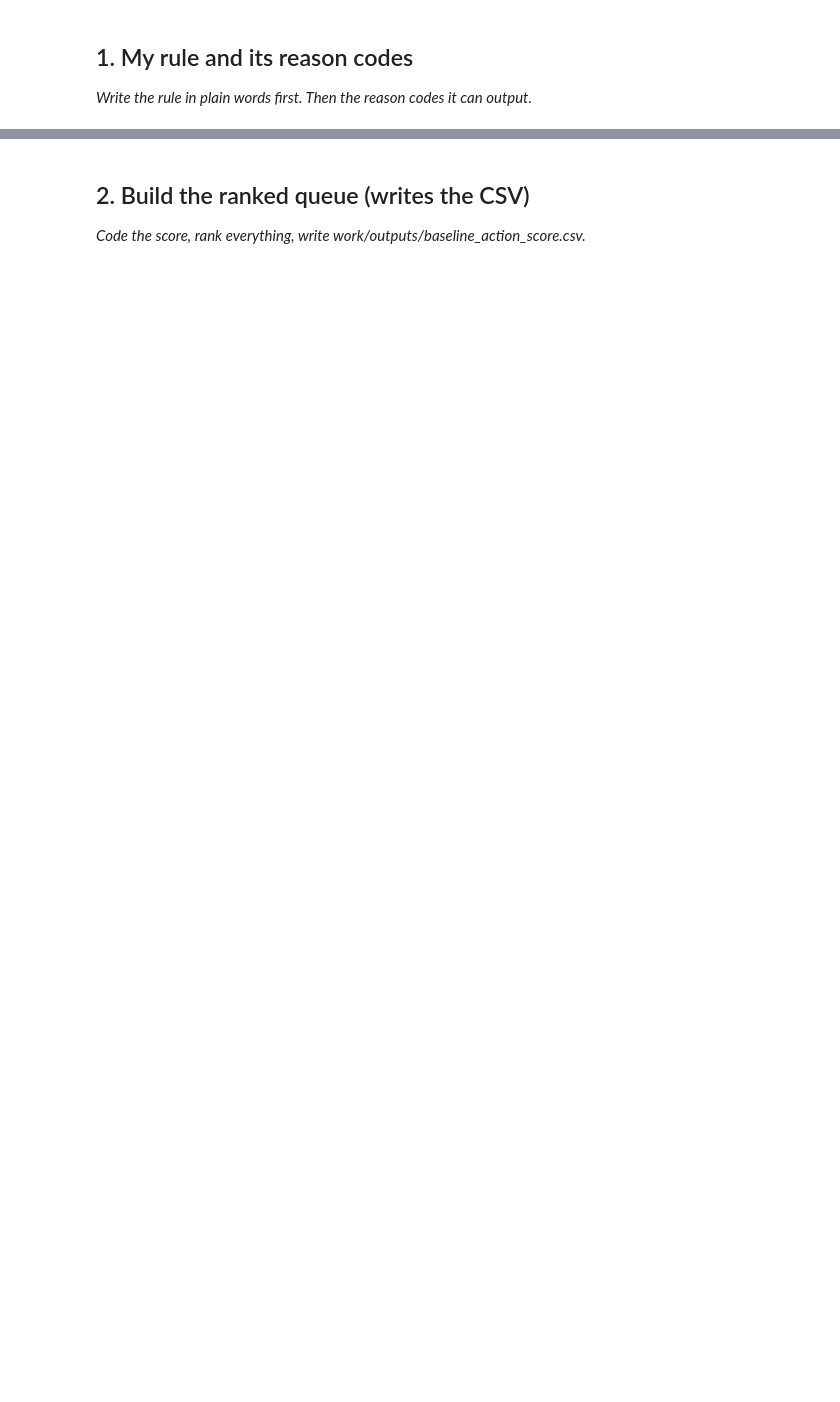
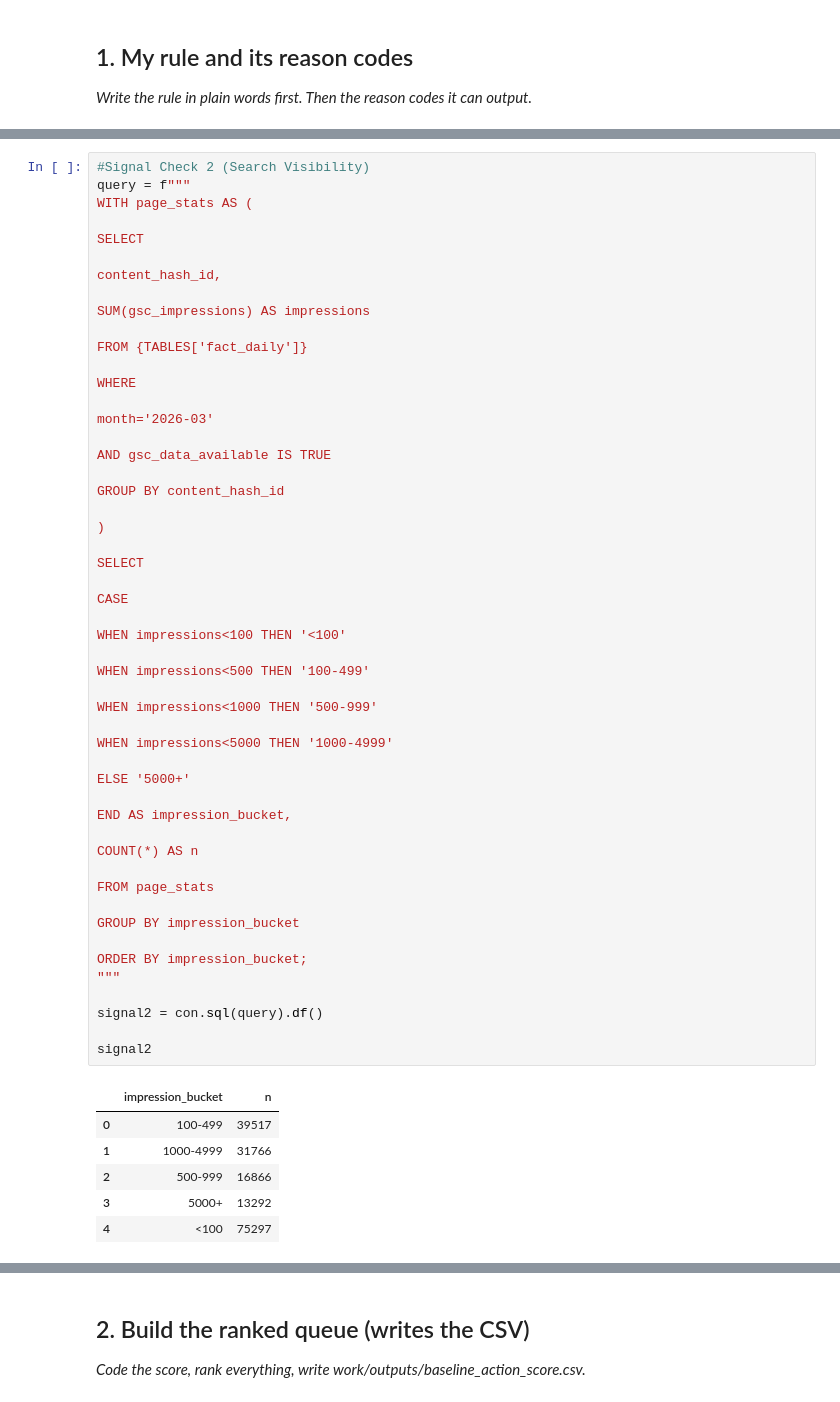
Before and after one commit to Shoaib237124/FlyRank_Internship_ML, a Jupyter notebook: work/notebooks/w04_baseline_score.ipynb, the cells around one changed output, grey strips where cells are left out. Cells and saved outputs as stored; diff of their text form; blank space fills up the shorter version.

```diff
--- a/work/notebooks/w04_baseline_score.ipynb
+++ b/work/notebooks/w04_baseline_score.ipynb
@@ -15,0 +221,58 @@ This skeleton is yours to fill. Work the sections **in order** — each one has
+# %%
+#Signal Check 2 (Search Visibility)
+query = f"""
+WITH page_stats AS (
+
+SELECT
+
+content_hash_id,
+
+SUM(gsc_impressions) AS impressions
+
+FROM {TABLES['fact_daily']}
+
+WHERE
+
+month='2026-03'
+
+AND gsc_data_available IS TRUE
+
+GROUP BY content_hash_id
+
+)
+
+SELECT
+
+CASE
+
+WHEN impressions<100 THEN '<100'
+
+WHEN impressions<500 THEN '100-499'
+
+WHEN impressions<1000 THEN '500-999'
+
+WHEN impressions<5000 THEN '1000-4999'
+
+ELSE '5000+'
+
+END AS impression_bucket,
+
+COUNT(*) AS n
+
+FROM page_stats
+
+GROUP BY impression_bucket
+
+ORDER BY impression_bucket;
+"""
+
+signal2 = con.sql(query).df()
+
+signal2
+# %% [output]
+|  | impression_bucket | n |
+| 0 | 100-499 | 39517 |
+| 1 | 1000-4999 | 31766 |
+| 2 | 500-999 | 16866 |
+| 3 | 5000+ | 13292 |
+| 4 | <100 | 75297 |
```
Also changed, not shown: parts of 18 cells of this notebook.
